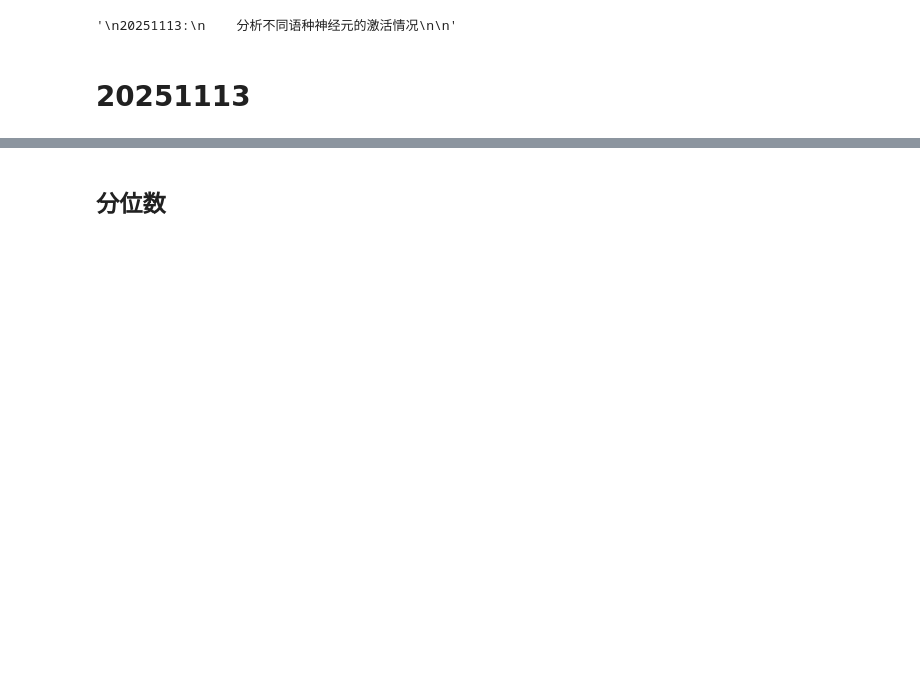
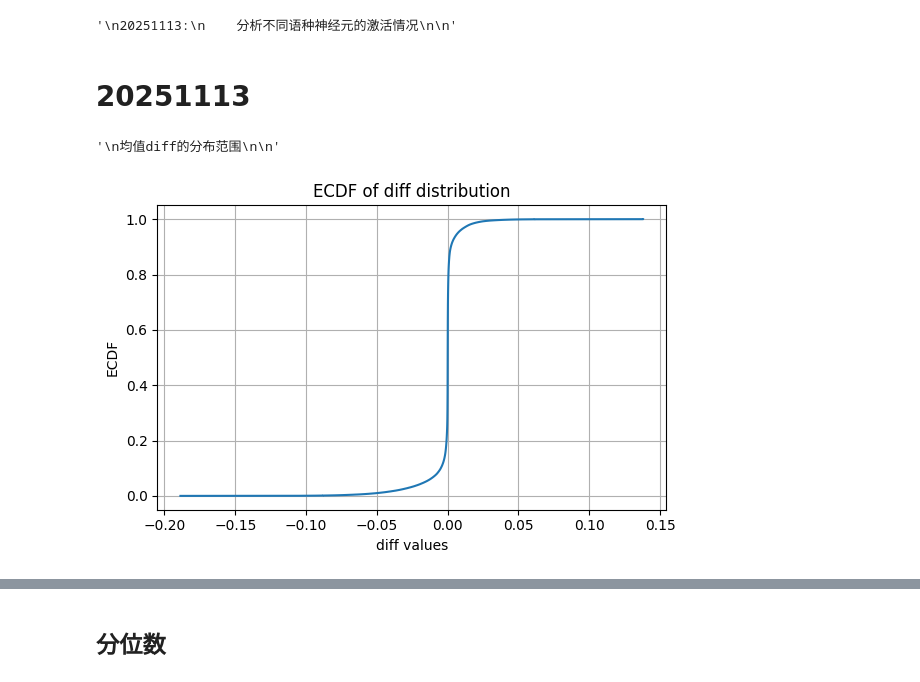
Before and after one commit to weizaiff/LRP, a Jupyter notebook: 20251113_lrp_analysis.ipynb, the cells around one changed output, grey strips where cells are left out. Cells and saved outputs as stored; diff of their text form; code cells hidden in the pictures; blank space fills up the shorter version.

Commit message:
add mean analysis

```diff
--- a/20251113_lrp_analysis.ipynb
+++ b/20251113_lrp_analysis.ipynb
@@ -34,3 +68,36 @@ def get_key_quan(key):
+# %%
+import numpy as np
+import matplotlib.pyplot as plt
+
+# 你的 diff 数据
+
+def drwa_ecdf(data):
+    '''
+    data = np.array([
+        0.00023478745424654335,
+        -8.707778761163354e-05,
+        -0.0002664269686647458,
+        -0.00013238142128102481,
+        1.3182201655581594e-05,
+        -5.4263437050394714e-05,
+        -0.0002950956331915222,
+        -0.0004534808249445632
+    ])
+    '''
+
+    # ECDF 计算
+    x = np.sort(data)
+    y = np.arange(1, len(data) + 1) / len(data)
+
+    # 画图
+    plt.figure(figsize=(6, 4))
+    plt.step(x, y, where='post')
+    plt.xlabel("diff values")
+    plt.ylabel("ECDF")
+    plt.title("ECDF of diff distribution")
+    plt.grid(True)
+    plt.tight_layout()
+    plt.show()
 # %% [markdown]
 # 20251113
 # %%
@@ -39,3 +106,21 @@ import torch
 data_path='/root/autodl-fs/output_grad/gemma-3-1b-it/en/lrp.pt'
 # %%
 data = torch.load(data_path, map_location=torch.device('cpu'))
+# %%
+data_vi = torch.load('/root/autodl-fs/output_grad/gemma-3-1b-it/vi/lrp.pt', map_location=torch.device('cpu'))
+# %%
+data_neu_result = calc_per_neu_mean(data)
+data_vi_neu_result = calc_per_neu_mean(data_vi)
+# %%
+mean_diff=calc_mean_var_diff(data_vi_neu_result, data_neu_result)
+# %%
+'''
+均值diff的分布范围
+
+'''
+# %% [output]
+'\n均值diff的分布范围\n\n'
+# %%
+drwa_ecdf(np.array(mean_diff))
+# %% [output]
+[figure, added]
```
Also changed, not shown: parts of 15 cells of this notebook.
